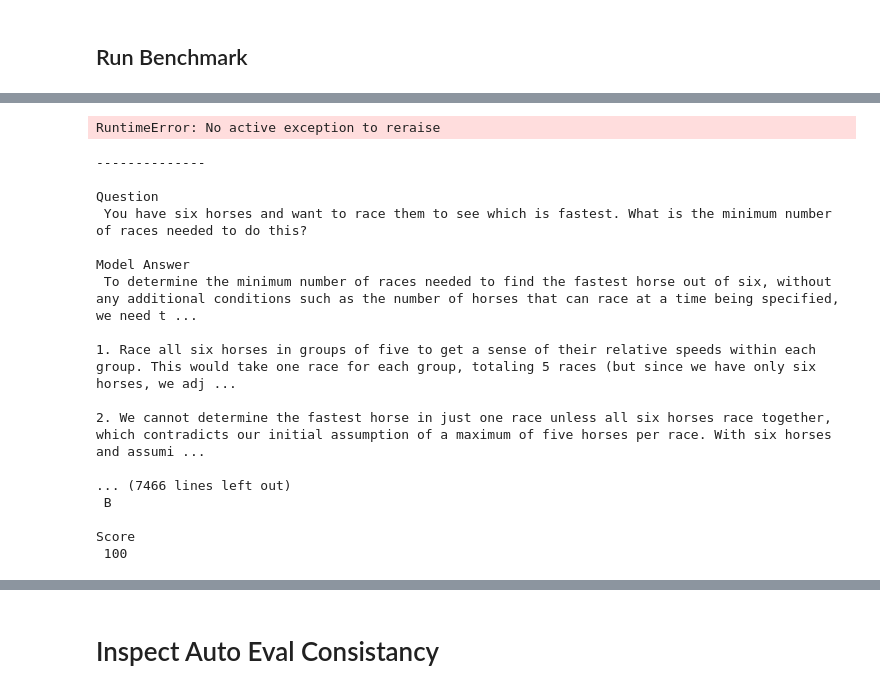
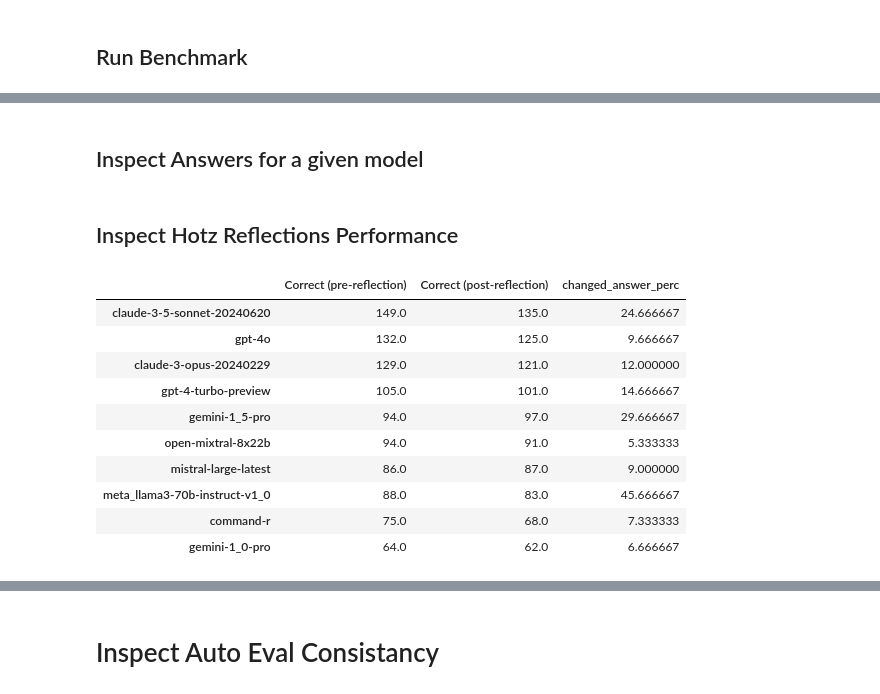
Before and after one commit to autogenai/easy-problems-that-llms-get-wrong, a Jupyter notebook: main.ipynb, the cells around one changed output, grey strips where cells are left out. Drawn from its saved outputs; the diff is of its cells as text; code cells hidden in the pictures.

```diff
--- a/main.ipynb
+++ b/main.ipynb
@@ -341,31 +305,51 @@ all_stats_dfs['LLM Liguisitc Benchmark Performance (Hotz Reflection)'] - all_sta
-# %%
-raise
-# %% [output]
-RuntimeError: No active exception to reraise
+# %% [markdown]
+## Inspect Answers for a given model
 # %%
-answers = all_llm_evals['gpt-4-turbo-preview'][['question', 'model_answer', 'json_answer', 'correct_letter', 'score']]
-for row in answers.to_dict('records'):
-    print('--------------')
-    print('\nQuestion\n', row['question'])
-    print('\nModel Answer\n', row['model_answer'])
-    print('\nJson Answer\n', row['json_answer'])
-    print('\nCorrect Letter\n', row['correct_letter'])
-    print('\nScore\n', row['score'])
+# model = 'gpt-4-turbo-preview'
+# answers = all_llm_evals[model][['question', 'model_answer', 'json_answer', 'correct_letter', 'score']]
+# for row in answers.to_dict('records'):
+#     print('--------------')
+#     print('\nQuestion\n', row['question'])
+#     print('\nModel Answer\n', row['model_answer'])
+#     print('\nJson Answer\n', row['json_answer'])
+#     print('\nCorrect Letter\n', row['correct_letter'])
+#     print('\nScore\n', row['score'])
-# %% [output]
---------------
-
-Question
- You have six horses and want to race them to see which is fastest. What is the minimum number of races needed to do this?
-
-Model Answer
- To determine the minimum number of races needed to find the fastest horse out of six, without any additional conditions such as the number of horses that can race at a time being specified, we need t ...
-
-1. Race all six horses in groups of five to get a sense of their relative speeds within each group. This would take one race for each group, totaling 5 races (but since we have only six horses, we adj ...
-
-2. We cannot determine the fastest horse in just one race unless all six horses race together, which contradicts our initial assumption of a maximum of five horses per race. With six horses and assumi ...
-
-... (7466 lines left out)
- B
-
-Score
- 100
+# %% [markdown]
+## Inspect Hotz Reflections Performance
+# %%
+all_llm_evals = load_all_llm_answers_from_json(
+    auto_eval_hotz_save_path,
+    prefix_replace='auto_eval-',
+    sub_folders=sub_eval_folders,
+)
+
+answer_change_stats = {}
+for model, model_evals in all_llm_evals.items():
+    model_evals['json_answer_letter_pre'] = model_evals['model_answer_pre'].map(extract_valid_json).map(lambda x: None if x is None else x['ANSWER'])
+
+    compare_letters = model_evals[['json_answer_letter', 'json_answer_letter_pre', 'correct_letter']].copy()
+    compare_letters['changed_answer'] = compare_letters['json_answer_letter'] != compare_letters['json_answer_letter_pre']
+    compare_letters['changed_answer_perc'] = (compare_letters['changed_answer'] / len(compare_letters)) * 100
+    compare_letters['correct'] = compare_letters['json_answer_letter'] == compare_letters['correct_letter']
+    compare_letters['correct_pre'] = compare_letters['json_answer_letter_pre'] == compare_letters['correct_letter']
+
+    compare_letters[['correct', 'correct_pre', 'changed_answer_perc']].sum()
+    answer_change_stats[model] = compare_letters[['correct_pre', 'correct', 'changed_answer_perc']].sum()
+final_answer_change_df = pd.DataFrame(answer_change_stats).transpose().sort_values('correct', ascending=False)
+final_answer_change_df.rename(columns={
+    'correct_pre': 'Correct (pre-reflection)',
+    'correct': 'Correct (post-reflection)',
+    }, inplace=True)
+final_answer_change_df
+# %% [output]
+|  | Correct (pre-reflection) | Correct (post-reflection) | changed_answer_perc |
+| claude-3-5-sonnet-20240620 | 149.0 | 135.0 | 24.666667 |
+| gpt-4o | 132.0 | 125.0 | 9.666667 |
+| claude-3-opus-20240229 | 129.0 | 121.0 | 12.000000 |
+| gpt-4-turbo-preview | 105.0 | 101.0 | 14.666667 |
+| gemini-1_5-pro | 94.0 | 97.0 | 29.666667 |
+| open-mixtral-8x22b | 94.0 | 91.0 | 5.333333 |
+| mistral-large-latest | 86.0 | 87.0 | 9.000000 |
+| meta_llama3-70b-instruct-v1_0 | 88.0 | 83.0 | 45.666667 |
+| command-r | 75.0 | 68.0 | 7.333333 |
+| gemini-1_0-pro | 64.0 | 62.0 | 6.666667 |
```
Also changed, not shown: parts of 6 cells of this notebook, 2 other files.
